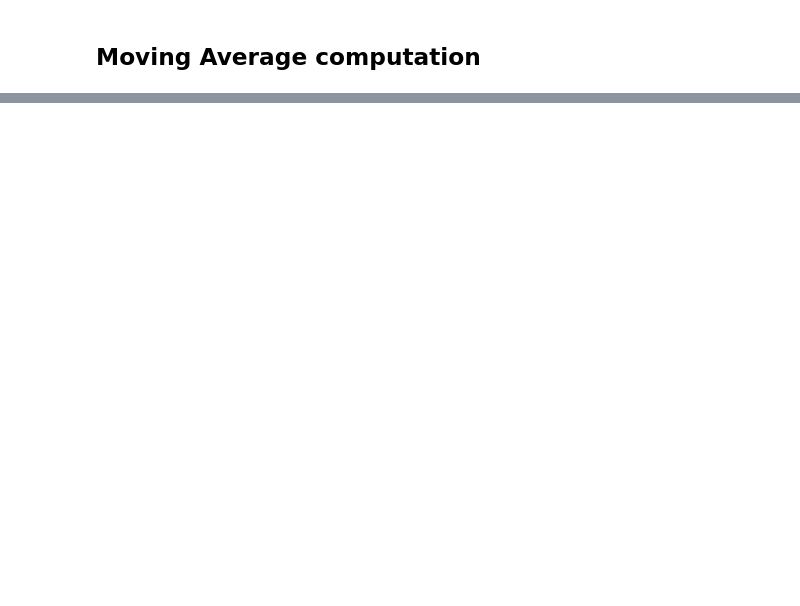
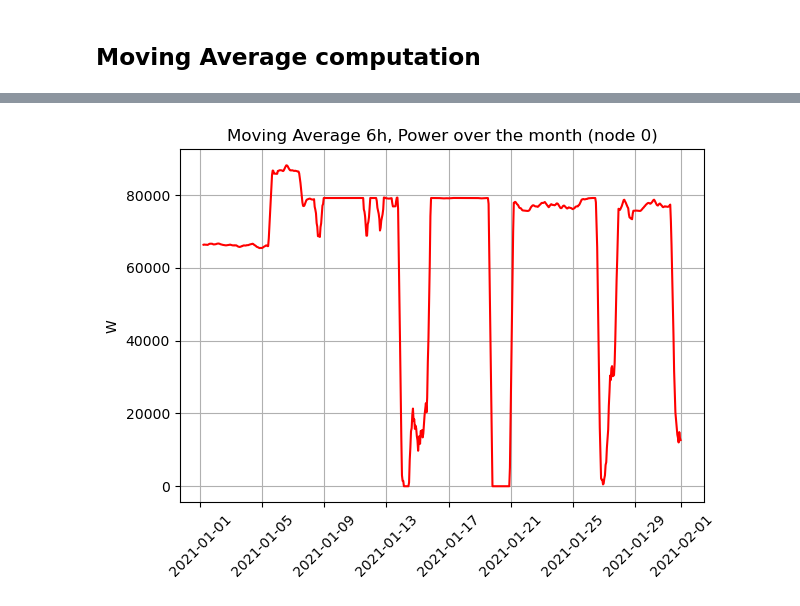
Before and after one commit to LSquarzoni/GreenTeam, a Jupyter notebook: GreenTeam_Task3.ipynb, the cells around one changed output, grey strips where cells are left out. Saved outputs shown, nothing was run; the diff lists cells and outputs as text; code cells hidden in the pictures; blank space fills up the shorter version.

```diff
--- a/GreenTeam_Task3.ipynb
+++ b/GreenTeam_Task3.ipynb
@@ -152,0 +171,6 @@ DataError: Cannot aggregate non-numeric type: datetime64[ns]
+# %%
+window_size = 6 # hours
+
+# Moving Average computation for both datasets
+dataset_P_MA6h = dataset_P_node0['power'].rolling(window=window_size).mean()
+dataset_CI_MA6h = dataset_CI['Carbon Intensity gCO₂eq/kWh (direct)'].rolling(window=window_size).mean()
@@ -152,0 +201,11 @@ DataError: Cannot aggregate non-numeric type: datetime64[ns]
+# %%
+#POWER
+plt.plot(dataset_P_MA6h, color='red')
+plt.ylabel('W')
+plt.title('Moving Average 6h, Power over the month (node 0)')
+plt.grid(True)
+plt.xticks(rotation=45)
+plt.tight_layout()
+plt.show()
+# %% [output]
+[figure, added]
```
Also changed, not shown: parts of 11 cells of this notebook.
